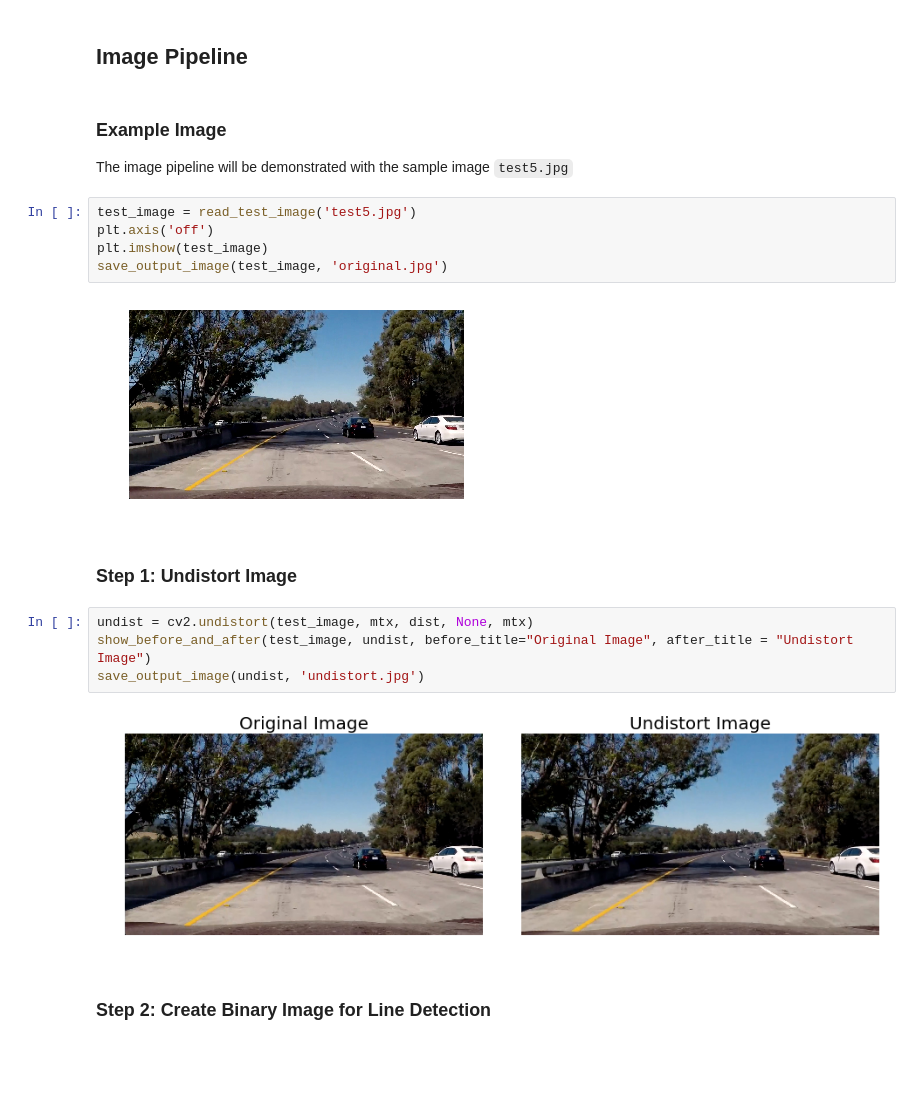
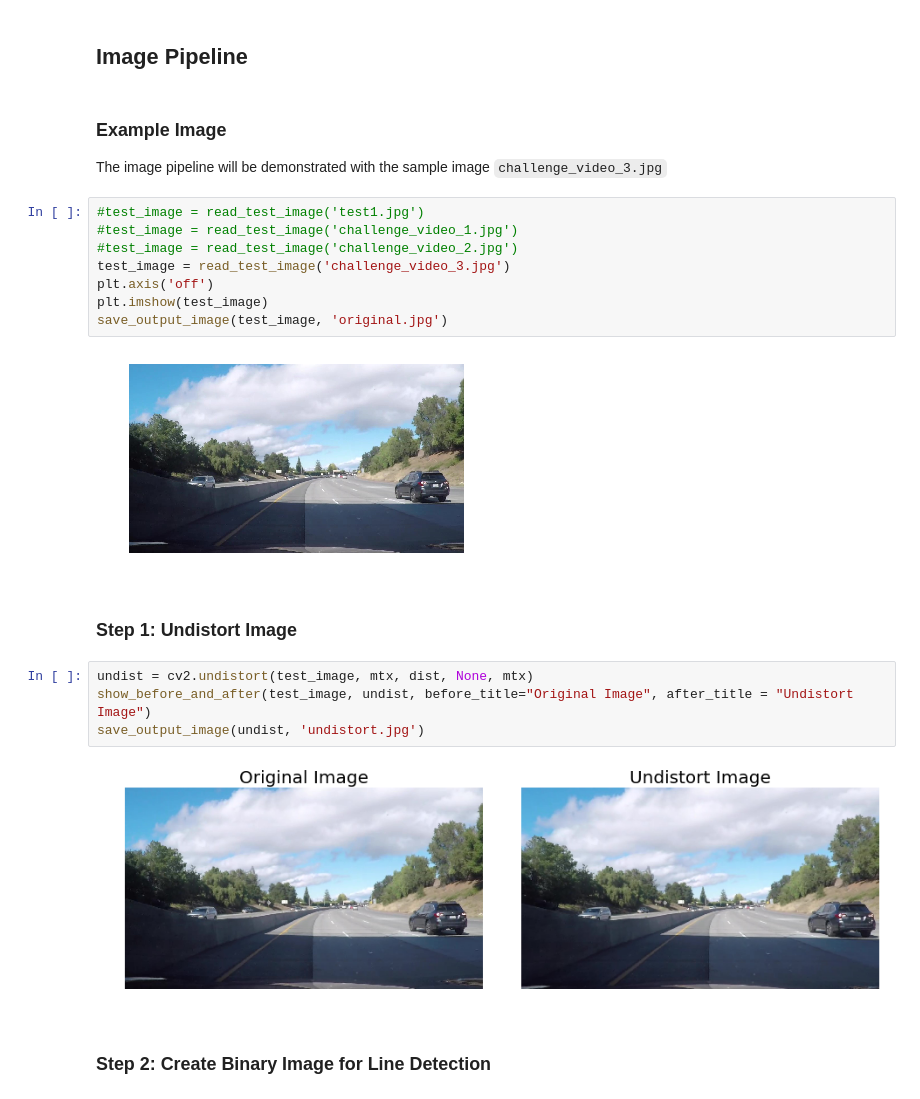
Before and after one commit to aboerzel/Advanced-Lane-Finding, a Jupyter notebook: AdvancedLaneFinding.ipynb, the cells around one changed output. Saved outputs shown, nothing was run; the diff lists cells and outputs as text; blank space fills up the shorter version.

```diff
--- a/AdvancedLaneFinding.ipynb
+++ b/AdvancedLaneFinding.ipynb
@@ -105,14 +105,17 @@ save_output_image(undist, 'undist_calibration1.jpg')
 # %% [markdown]
 ### Example Image
 
-The image pipeline will be demonstrated with the sample image `test5.jpg`
+The image pipeline will be demonstrated with the sample image `challenge_video_3.jpg`
 # %%
-test_image = read_test_image('test5.jpg')
+#test_image = read_test_image('test1.jpg')
+#test_image = read_test_image('challenge_video_1.jpg')
+#test_image = read_test_image('challenge_video_2.jpg')
+test_image = read_test_image('challenge_video_3.jpg')
 plt.axis('off')
 plt.imshow(test_image)
 save_output_image(test_image, 'original.jpg')
 # %% [output]
-[figure, old version]
+[figure, new version]
 # %% [markdown]
 ### Step 1: Undistort Image
 # %%
@@ -120,7 +123,7 @@ undist = cv2.undistort(test_image, mtx, dist, None, mtx)
 show_before_and_after(test_image, undist, before_title="Original Image", after_title = "Undistort Image")
 save_output_image(undist, 'undistort.jpg')
 # %% [output]
-[figure, old version]
+[figure, new version]
 # %% [markdown]
 ### Step 2: Create Binary Image for Line Detection
 # %%
```
Also changed, not shown: parts of 14 cells of this notebook, 17 other files.
